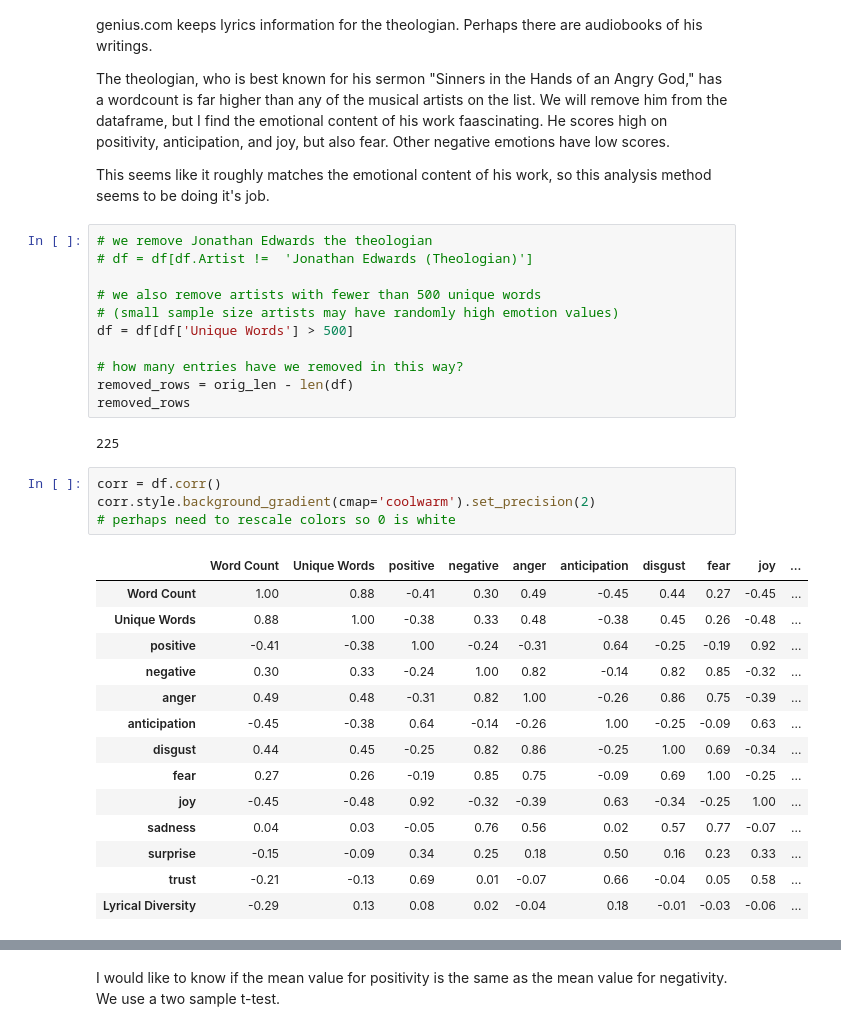
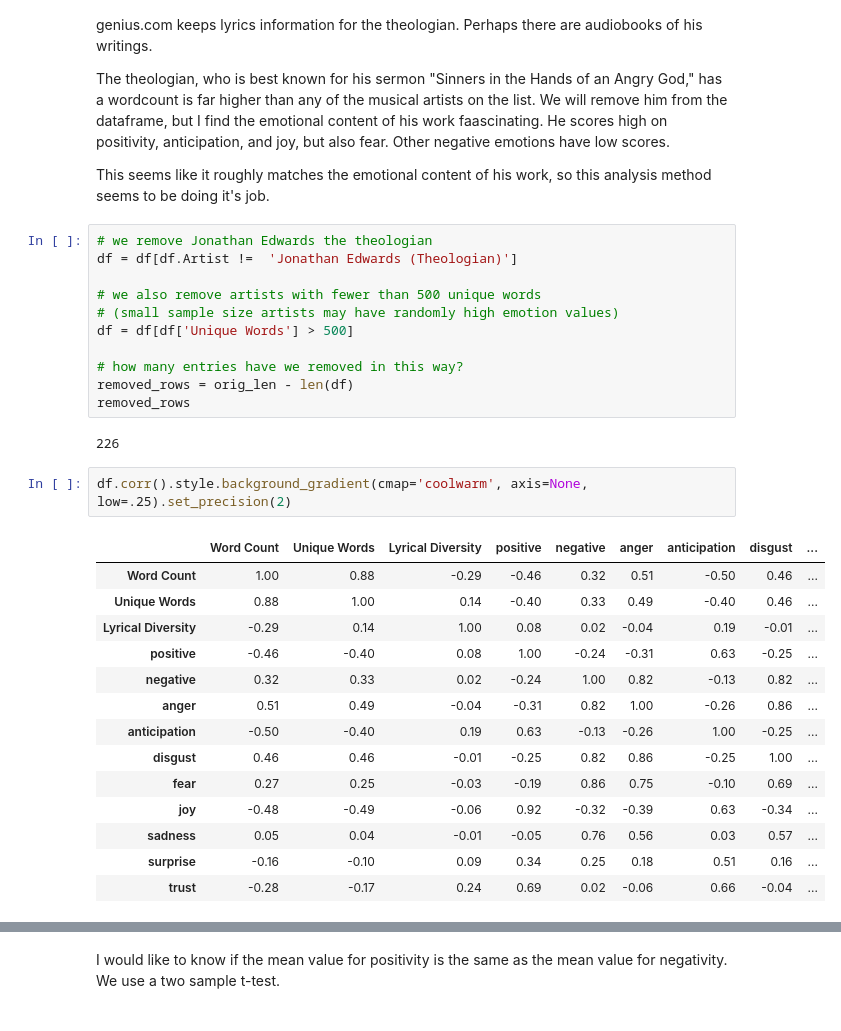
Before and after one commit to ben-pfeffer/lyrics-sentiment, a Jupyter notebook: sentiment-vizs.ipynb, the cells around one changed output, grey strips where cells are left out. Cells and saved outputs as stored; diff of their text form.

```diff
--- a/sentiment-vizs.ipynb
+++ b/sentiment-vizs.ipynb
@@ -40,7 +40,7 @@ The theologian, who is best known for his sermon "Sinners in the Hands of an Ang
 This seems like it roughly matches the emotional content of his work, so this analysis method seems to be doing it's job.
 # %%
 # we remove Jonathan Edwards the theologian
-# df = df[df.Artist !=  'Jonathan Edwards (Theologian)']
+df = df[df.Artist !=  'Jonathan Edwards (Theologian)']
 
 # we also remove artists with fewer than 500 unique words
 # (small sample size artists may have randomly high emotion values)
@@ -50,26 +50,24 @@ df = df[df['Unique Words'] > 500]
 removed_rows = orig_len - len(df)
 removed_rows
 # %% [output]
-225
+226
 # %%
-corr = df.corr()
-corr.style.background_gradient(cmap='coolwarm').set_precision(2)
-# perhaps need to rescale colors so 0 is white
+df.corr().style.background_gradient(cmap='coolwarm', axis=None, low=.25).set_precision(2)
 # %% [output]
-|  | Word Count | Unique Words | positive | negative | anger | anticipation | disgust | fear | joy | ... |
-| Word Count | 1.00 | 0.88 | -0.41 | 0.30 | 0.49 | -0.45 | 0.44 | 0.27 | -0.45 | ... |
-| Unique Words | 0.88 | 1.00 | -0.38 | 0.33 | 0.48 | -0.38 | 0.45 | 0.26 | -0.48 | ... |
-| positive | -0.41 | -0.38 | 1.00 | -0.24 | -0.31 | 0.64 | -0.25 | -0.19 | 0.92 | ... |
-| negative | 0.30 | 0.33 | -0.24 | 1.00 | 0.82 | -0.14 | 0.82 | 0.85 | -0.32 | ... |
-| anger | 0.49 | 0.48 | -0.31 | 0.82 | 1.00 | -0.26 | 0.86 | 0.75 | -0.39 | ... |
-| anticipation | -0.45 | -0.38 | 0.64 | -0.14 | -0.26 | 1.00 | -0.25 | -0.09 | 0.63 | ... |
-| disgust | 0.44 | 0.45 | -0.25 | 0.82 | 0.86 | -0.25 | 1.00 | 0.69 | -0.34 | ... |
-| fear | 0.27 | 0.26 | -0.19 | 0.85 | 0.75 | -0.09 | 0.69 | 1.00 | -0.25 | ... |
-| joy | -0.45 | -0.48 | 0.92 | -0.32 | -0.39 | 0.63 | -0.34 | -0.25 | 1.00 | ... |
-| sadness | 0.04 | 0.03 | -0.05 | 0.76 | 0.56 | 0.02 | 0.57 | 0.77 | -0.07 | ... |
-| surprise | -0.15 | -0.09 | 0.34 | 0.25 | 0.18 | 0.50 | 0.16 | 0.23 | 0.33 | ... |
-| trust | -0.21 | -0.13 | 0.69 | 0.01 | -0.07 | 0.66 | -0.04 | 0.05 | 0.58 | ... |
-| Lyrical Diversity | -0.29 | 0.13 | 0.08 | 0.02 | -0.04 | 0.18 | -0.01 | -0.03 | -0.06 | ... |
+|  | Word Count | Unique Words | Lyrical Diversity | positive | negative | anger | anticipation | disgust | ... |
+| Word Count | 1.00 | 0.88 | -0.29 | -0.46 | 0.32 | 0.51 | -0.50 | 0.46 | ... |
+| Unique Words | 0.88 | 1.00 | 0.14 | -0.40 | 0.33 | 0.49 | -0.40 | 0.46 | ... |
+| Lyrical Diversity | -0.29 | 0.14 | 1.00 | 0.08 | 0.02 | -0.04 | 0.19 | -0.01 | ... |
+| positive | -0.46 | -0.40 | 0.08 | 1.00 | -0.24 | -0.31 | 0.63 | -0.25 | ... |
+| negative | 0.32 | 0.33 | 0.02 | -0.24 | 1.00 | 0.82 | -0.13 | 0.82 | ... |
+| anger | 0.51 | 0.49 | -0.04 | -0.31 | 0.82 | 1.00 | -0.26 | 0.86 | ... |
+| anticipation | -0.50 | -0.40 | 0.19 | 0.63 | -0.13 | -0.26 | 1.00 | -0.25 | ... |
+| disgust | 0.46 | 0.46 | -0.01 | -0.25 | 0.82 | 0.86 | -0.25 | 1.00 | ... |
+| fear | 0.27 | 0.25 | -0.03 | -0.19 | 0.86 | 0.75 | -0.10 | 0.69 | ... |
+| joy | -0.48 | -0.49 | -0.06 | 0.92 | -0.32 | -0.39 | 0.63 | -0.34 | ... |
+| sadness | 0.05 | 0.04 | -0.01 | -0.05 | 0.76 | 0.56 | 0.03 | 0.57 | ... |
+| surprise | -0.16 | -0.10 | 0.09 | 0.34 | 0.25 | 0.18 | 0.51 | 0.16 | ... |
+| trust | -0.28 | -0.17 | 0.24 | 0.69 | 0.02 | -0.06 | 0.66 | -0.04 | ... |
 # %%
 sns.distplot(df['negative'], hist=False, label='Negative Emotions')
 sns.distplot(df['positive'], hist=False, label='Positive Emotions')
```
Also changed, not shown: parts of 5 cells of this notebook, 1 other file.
